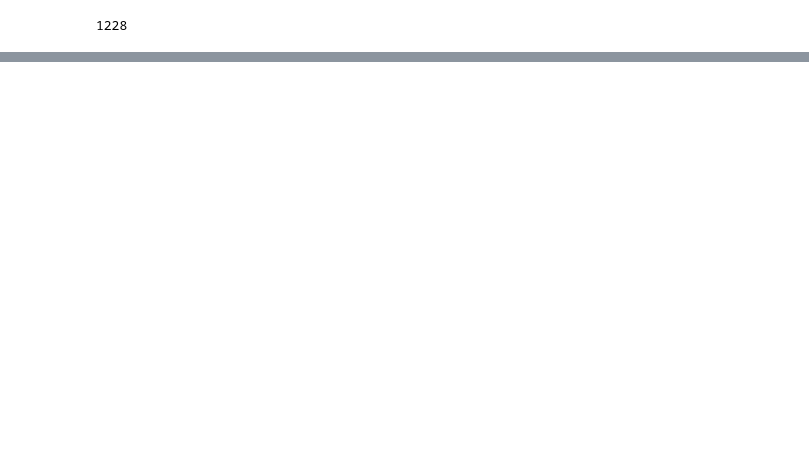
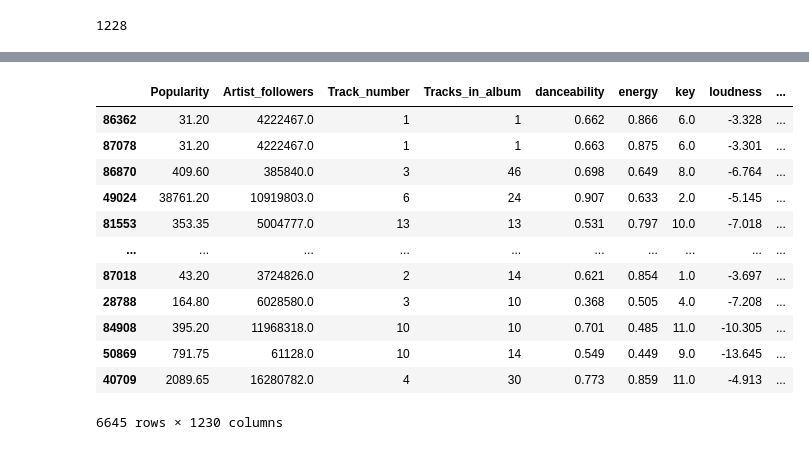
Before and after one commit to purnasrivatsa96/MLBD-Fall22-project, a Jupyter notebook: Modeling.ipynb, the cells around one changed output, grey strips where cells are left out. Drawn from its saved outputs; the diff is of its cells as text; code cells hidden in the pictures; blank space fills up the shorter version.

Commit message:
Modeling and predictions

```diff
--- a/Modeling.ipynb
+++ b/Modeling.ipynb
@@ -93,5 +223,5 @@ def print_scores(data,label,data_type,model,features,country):
 # %%
-features_columns = [column for column in imputed_df.columns if column!='Popularity']
+features_columns = [column for column in df_feature_engineered.columns if column!='Popularity']
 # %%
 len(features_columns)
 # %% [output]
@@ -154,0 +286,7 @@ LinearRegression()
+# %%
+# load
+country_model = None
+with open(MODELS_PATH + 'Argentina_best_model.pkl', 'rb') as f:
+    country_model = pickle.load(f)
+# %%
+sample_data = df_feature_engineered[df_feature_engineered['USA']==1]
@@ -154,0 +309,19 @@ LinearRegression()
+# %%
+predictions = country_model.predict(sample_data[features_columns])
+sample_data['Predicted Popularity in '+ 'Argentina'] = predictions
+# %%
+sample_data.sort_values('Predicted Popularity in Argentina',ascending=False)
+# %% [output]
+|  | Popularity | Artist_followers | Track_number | Tracks_in_album | danceability | energy | key | loudness | ... |
+| 86362 | 31.20 | 4222467.0 | 1 | 1 | 0.662 | 0.866 | 6.0 | -3.328 | ... |
+| 87078 | 31.20 | 4222467.0 | 1 | 1 | 0.663 | 0.875 | 6.0 | -3.301 | ... |
+| 86870 | 409.60 | 385840.0 | 3 | 46 | 0.698 | 0.649 | 8.0 | -6.764 | ... |
+| 49024 | 38761.20 | 10919803.0 | 6 | 24 | 0.907 | 0.633 | 2.0 | -5.145 | ... |
+| 81553 | 353.35 | 5004777.0 | 13 | 13 | 0.531 | 0.797 | 10.0 | -7.018 | ... |
+| ... | ... | ... | ... | ... | ... | ... | ... | ... | ... |
+| 87018 | 43.20 | 3724826.0 | 2 | 14 | 0.621 | 0.854 | 1.0 | -3.697 | ... |
+| 28788 | 164.80 | 6028580.0 | 3 | 10 | 0.368 | 0.505 | 4.0 | -7.208 | ... |
+| 84908 | 395.20 | 11968318.0 | 10 | 10 | 0.701 | 0.485 | 11.0 | -10.305 | ... |
+| 50869 | 791.75 | 61128.0 | 10 | 14 | 0.549 | 0.449 | 9.0 | -13.645 | ... |
+| 40709 | 2089.65 | 16280782.0 | 4 | 30 | 0.773 | 0.859 | 11.0 | -4.913 | ... |
+6645 rows × 1230 columns
```
Also changed, not shown: parts of 29 cells of this notebook, 4 other files.
